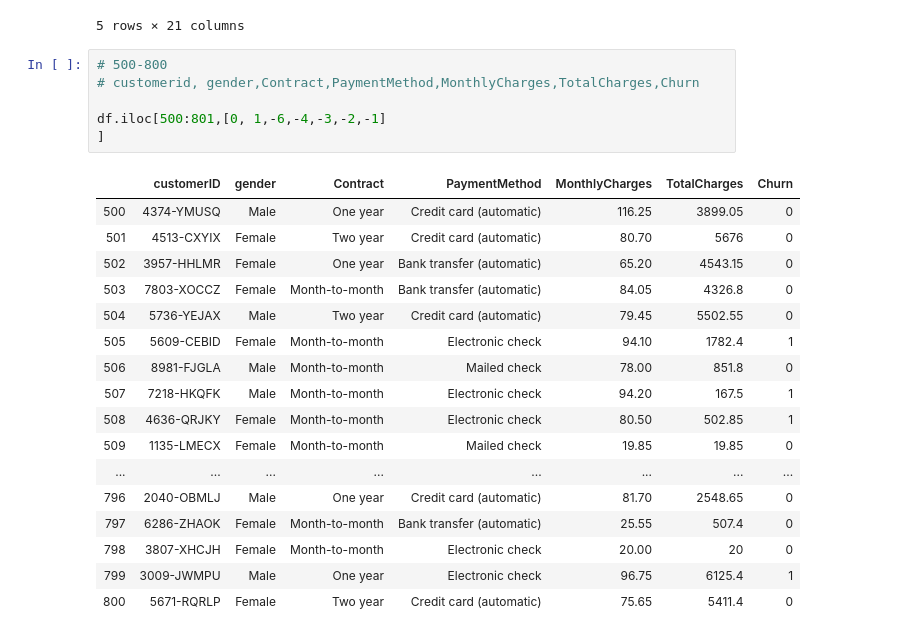
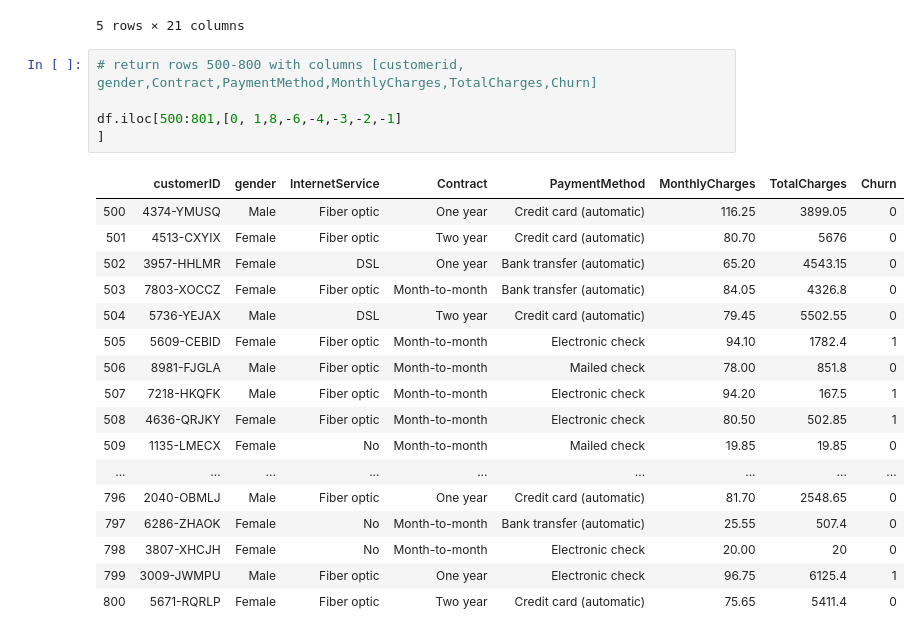
Before and after one commit to sdman135/Pandas_practice, a Jupyter notebook: Self Practice.ipynb, the cells around one changed output. Drawn from its saved outputs; the diff is of its cells as text.

```diff
--- a/Self Practice.ipynb
+++ b/Self Practice.ipynb
@@ -713,26 +713,25 @@ df.head(5)
 | 4 | 9237-HQITU | Female | 0 | No | No | 2 | Yes | No | ... |
 5 rows × 21 columns
 # %%
-# 500-800
-# customerid, gender,Contract,PaymentMethod,MonthlyCharges,TotalCharges,Churn
+# return rows 500-800 with columns [customerid, gender,Contract,PaymentMethod,MonthlyCharges,TotalCharges,Churn]
 
-df.iloc[500:801,[0, 1,-6,-4,-3,-2,-1]
+df.iloc[500:801,[0, 1,8,-6,-4,-3,-2,-1]
 ]
 # %% [output]
-|  | customerID | gender | Contract | PaymentMethod | MonthlyCharges | TotalCharges | Churn |
-| 500 | 4374-YMUSQ | Male | One year | Credit card (automatic) | 116.25 | 3899.05 | 0 |
-| 501 | 4513-CXYIX | Female | Two year | Credit card (automatic) | 80.70 | 5676 | 0 |
-| 502 | 3957-HHLMR | Female | One year | Bank transfer (automatic) | 65.20 | 4543.15 | 0 |
-| 503 | 7803-XOCCZ | Female | Month-to-month | Bank transfer (automatic) | 84.05 | 4326.8 | 0 |
-| 504 | 5736-YEJAX | Male | Two year | Credit card (automatic) | 79.45 | 5502.55 | 0 |
-| 505 | 5609-CEBID | Female | Month-to-month | Electronic check | 94.10 | 1782.4 | 1 |
-| 506 | 8981-FJGLA | Male | Month-to-month | Mailed check | 78.00 | 851.8 | 0 |
-| 507 | 7218-HKQFK | Male | Month-to-month | Electronic check | 94.20 | 167.5 | 1 |
-| 508 | 4636-QRJKY | Female | Month-to-month | Electronic check | 80.50 | 502.85 | 1 |
-| 509 | 1135-LMECX | Female | Month-to-month | Mailed check | 19.85 | 19.85 | 0 |
-| ... | ... | ... | ... | ... | ... | ... | ... |
-| 796 | 2040-OBMLJ | Male | One year | Credit card (automatic) | 81.70 | 2548.65 | 0 |
-| 797 | 6286-ZHAOK | Female | Month-to-month | Bank transfer (automatic) | 25.55 | 507.4 | 0 |
-| 798 | 3807-XHCJH | Female | Month-to-month | Electronic check | 20.00 | 20 | 0 |
-| 799 | 3009-JWMPU | Male | One year | Electronic check | 96.75 | 6125.4 | 1 |
-| 800 | 5671-RQRLP | Female | Two year | Credit card (automatic) | 75.65 | 5411.4 | 0 |
+|  | customerID | gender | InternetService | Contract | PaymentMethod | MonthlyCharges | TotalCharges | Churn |
+| 500 | 4374-YMUSQ | Male | Fiber optic | One year | Credit card (automatic) | 116.25 | 3899.05 | 0 |
+| 501 | 4513-CXYIX | Female | Fiber optic | Two year | Credit card (automatic) | 80.70 | 5676 | 0 |
+| 502 | 3957-HHLMR | Female | DSL | One year | Bank transfer (automatic) | 65.20 | 4543.15 | 0 |
+| 503 | 7803-XOCCZ | Female | Fiber optic | Month-to-month | Bank transfer (automatic) | 84.05 | 4326.8 | 0 |
+| 504 | 5736-YEJAX | Male | DSL | Two year | Credit card (automatic) | 79.45 | 5502.55 | 0 |
+| 505 | 5609-CEBID | Female | Fiber optic | Month-to-month | Electronic check | 94.10 | 1782.4 | 1 |
+| 506 | 8981-FJGLA | Male | Fiber optic | Month-to-month | Mailed check | 78.00 | 851.8 | 0 |
+| 507 | 7218-HKQFK | Male | Fiber optic | Month-to-month | Electronic check | 94.20 | 167.5 | 1 |
+| 508 | 4636-QRJKY | Female | Fiber optic | Month-to-month | Electronic check | 80.50 | 502.85 | 1 |
+| 509 | 1135-LMECX | Female | No | Month-to-month | Mailed check | 19.85 | 19.85 | 0 |
+| ... | ... | ... | ... | ... | ... | ... | ... | ... |
+| 796 | 2040-OBMLJ | Male | Fiber optic | One year | Credit card (automatic) | 81.70 | 2548.65 | 0 |
+| 797 | 6286-ZHAOK | Female | No | Month-to-month | Bank transfer (automatic) | 25.55 | 507.4 | 0 |
+| 798 | 3807-XHCJH | Female | No | Month-to-month | Electronic check | 20.00 | 20 | 0 |
+| 799 | 3009-JWMPU | Male | Fiber optic | One year | Electronic check | 96.75 | 6125.4 | 1 |
+| 800 | 5671-RQRLP | Female | Fiber optic | Two year | Credit card (automatic) | 75.65 | 5411.4 | 0 |
```
Also changed, not shown: parts of 1 cell of this notebook.
